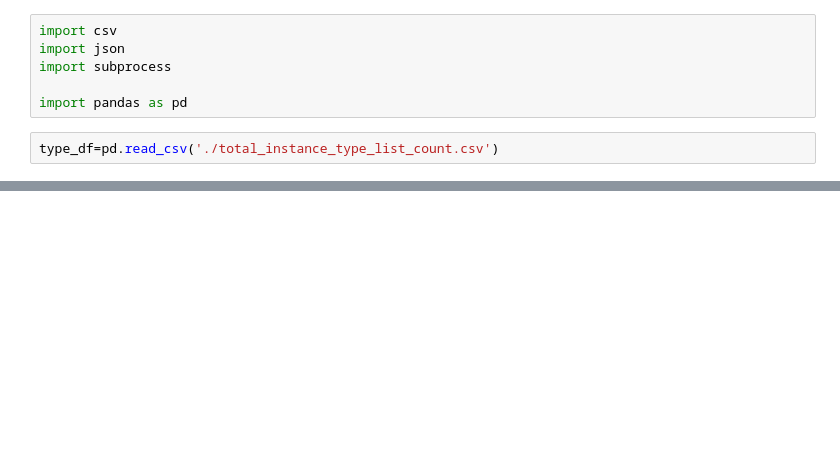
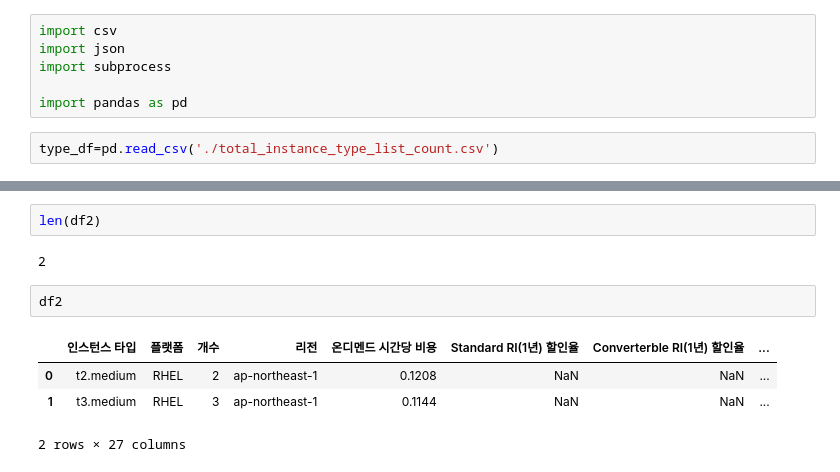
Before and after one commit to gunniLEE/aws-instance-type-list-check, a Jupyter notebook: test.ipynb, the cells around one changed output, grey strips where cells are left out. Drawn from its saved outputs; the diff is of its cells as text; blank space fills up the shorter version.

```diff
--- a/test.ipynb
+++ b/test.ipynb
@@ -104,0 +38,11 @@ command
+# %%
+len(df2)
+# %% [output]
+2
+# %%
+df2
+# %% [output]
+|  | 인스턴스 타입 | 플랫폼 | 개수 | 리전 | 온디멘드 시간당 비용 | Standard RI(1년) 할인율 | Converterble RI(1년) 할인율 | ... |
+| 0 | t2.medium | RHEL | 2 | ap-northeast-1 | 0.1208 | NaN | NaN | ... |
+| 1 | t3.medium | RHEL | 3 | ap-northeast-1 | 0.1144 | NaN | NaN | ... |
+2 rows × 27 columns
```
Also changed, not shown: parts of 19 cells of this notebook, 2 other files.
